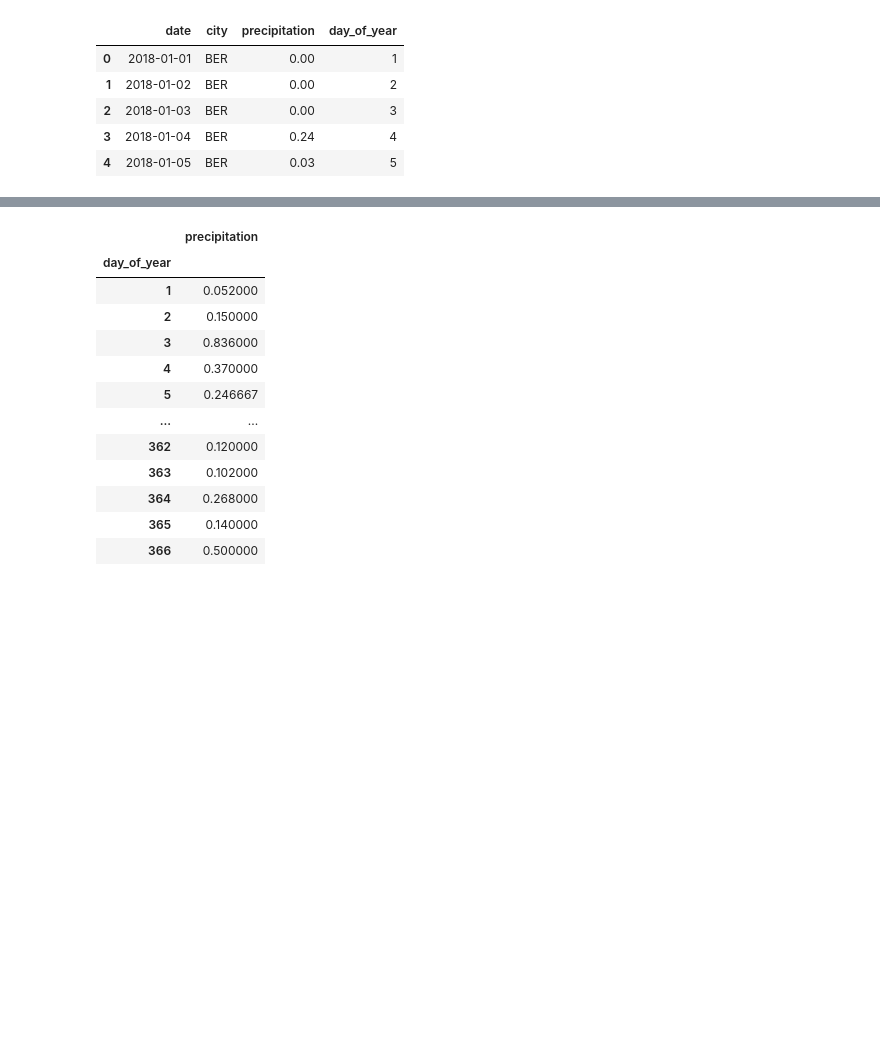
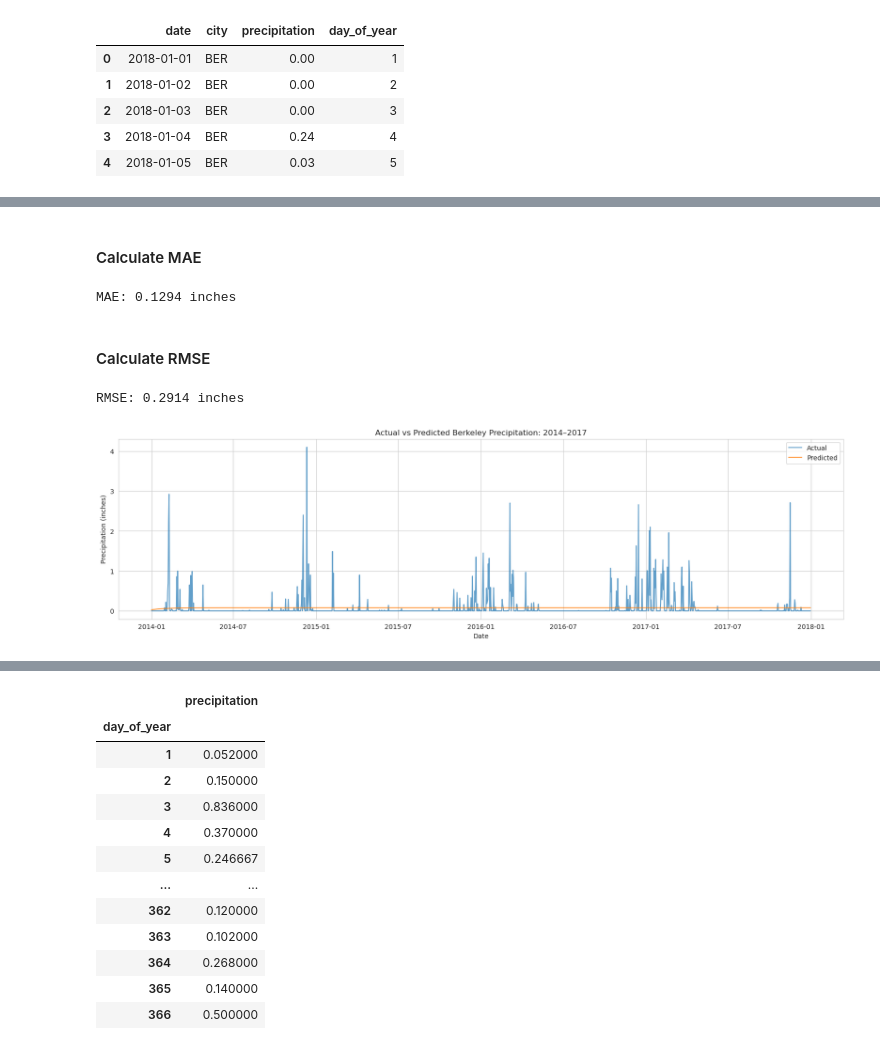
Before and after one commit to tphan356/weather, a Jupyter notebook: code/Weather_Data.ipynb, the cells around one changed output, grey strips where cells are left out. Drawn from its saved outputs; the diff is of its cells as text; code cells hidden in the pictures; blank space fills up the shorter version.

```diff
--- a/code/Weather_Data.ipynb
+++ b/code/Weather_Data.ipynb
@@ -399,0 +587,3 @@ df.head()
+# %%
+# testing dataset from 2014 to 2017
+test = berkeley_25.loc['2014-01-01':'2017-12-31'].copy()
@@ -399,0 +604,10 @@ df.head()
+# %%
+from statsmodels.tsa.statespace.sarimax import SARIMAX
+
+model = SARIMAX(
+    train['precipitation'],
+    order=(2, 0, 1),
+    seasonal_order=(1, 0, 0, 365)
+)
+
+model_fit = model.fit()
@@ -399,0 +618,8 @@ df.head()
+# %%
+test_prediction = model_fit.forecast(steps = len(test))
+# %%
+# make sure the predict value use the same day
+test_prediction.index = test.index
+
+# precipitaition cannot be negative
+test_prediction = test_prediction.clip(lower = 0)
@@ -399,0 +631,50 @@ df.head()
+# %% [markdown]
+#### Calculate MAE
+# %%
+mae = mean_absolute_error(
+    test.loc[test_observed, 'precipitation'],
+    test_prediction.loc[test_observed]
+)
+
+print(f"MAE: {mae:.4f} inches")
+# %% [output]
+MAE: 0.1294 inches
+# %% [markdown]
+#### Calculate RMSE
+# %%
+rmse = np.sqrt(
+    mean_squared_error(
+        test.loc[test_observed, 'precipitation'],
+        test_prediction.loc[test_observed]
+    )
+)
+
+print(f"RMSE: {rmse:.4f} inches")
+# %% [output]
+RMSE: 0.2914 inches
+# %%
+plt.figure(figsize=(20, 5))
+
+plt.plot(
+    test.index,
+    test['precipitation'],
+    label='Actual',
+    alpha=0.7
+)
+
+plt.plot(
+    test_prediction.index,
+    test_prediction,
+    label='Predicted',
+    alpha=0.8
+)
+
+plt.xlabel('Date')
+plt.ylabel('Precipitation (inches)')
+plt.title('Actual vs Predicted Berkeley Precipitation: 2014–2017')
+
+plt.legend()
+
+plt.show()
+# %% [output]
+[figure, added]
```
Also changed, not shown: parts of 93 cells of this notebook, 1 other file.
